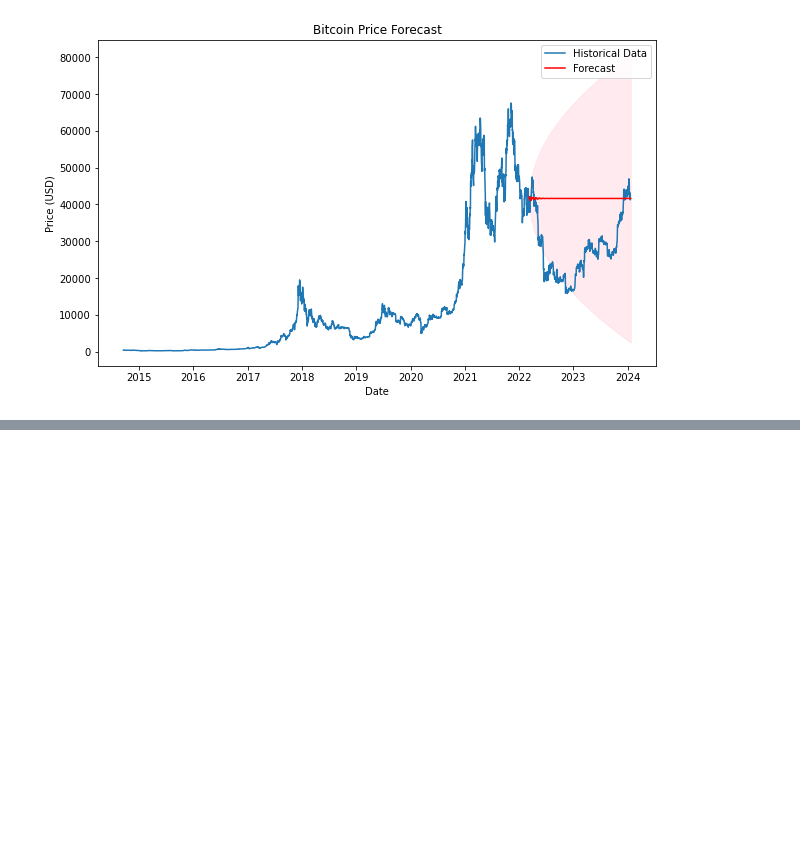
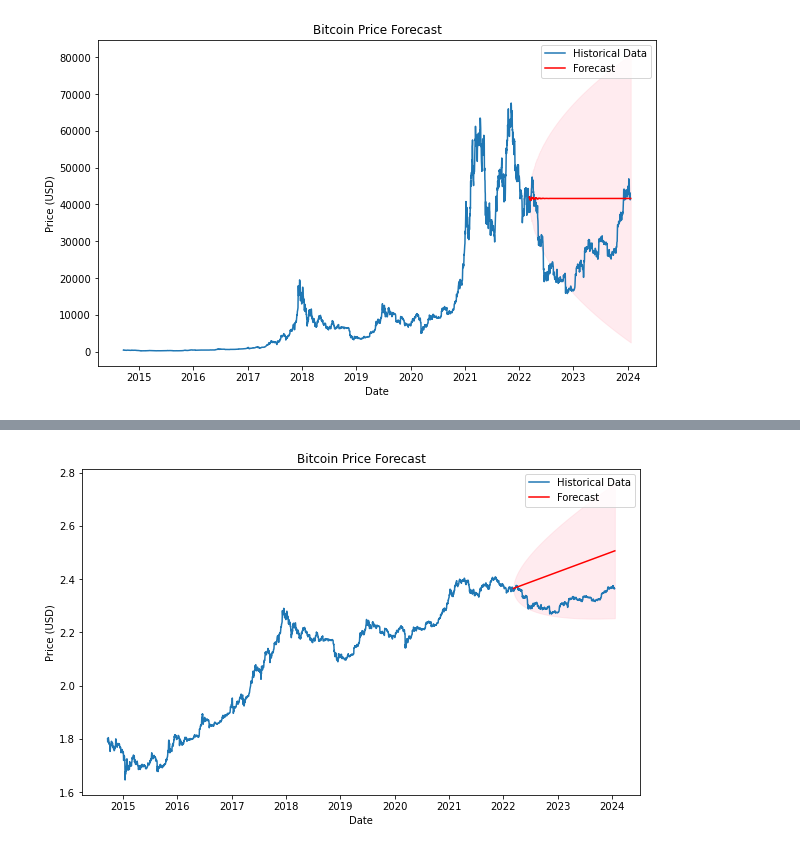
Before and after one commit to YashVG/crypto_ts, a Jupyter notebook: 03_model_id.ipynb, the cells around one changed output, grey strips where cells are left out. Cells and saved outputs as stored; diff of their text form; code cells hidden in the pictures; blank space fills up the shorter version.

```diff
--- a/03_model_id.ipynb
+++ b/03_model_id.ipynb
@@ -99,0 +105,21 @@ Warnings:
+# %%
+from sklearn.preprocessing import StandardScaler
+
+# Scale the data
+scaler = StandardScaler()
+train_scaled = scaler.fit_transform(train[['Close']])
+test_scaled = scaler.transform(test[['Close']])
+
+# Convert back to pandas DataFrame
+train_scaled = pd.DataFrame(train_scaled, index=train.index, columns=['Close'])
+test_scaled = pd.DataFrame(test_scaled, index=test.index, columns=['Close'])
+# %%
+import pmdarima as pm
+
+# Use pmdarima to find the best ARIMA model on scaled data
+model = pm.auto_arima(train_scaled['Close'], error_action='ignore', trace=True,
+                      suppress_warnings=True, maxiter=10,
+                      seasonal=True, m=12)
+
+# Print model summary
+print(model.summary())
@@ -99,0 +144,23 @@ Warnings:
+# %%
+# Forecast the next n periods where n is the number of observations in the test set
+forecast_scaled, conf_int_scaled = model.predict(n_periods=len(test_scaled), return_conf_int=True)
+
+# Inverse transform the forecast and confidence intervals
+forecast = scaler.inverse_transform(forecast_scaled.values.reshape(-1, 1))
+conf_int = scaler.inverse_transform(conf_int_scaled)
+
+# Create a range of dates for the forecast
+forecast_dates = pd.date_range(start=test.index[0], periods=len(test), freq='D')
+
+# Plot the historical data and the forecast
+plt.figure(figsize=(10, 6))
+plt.plot(btc_data['Close'], label='Historical Data')
+plt.plot(forecast_dates, forecast, label='Forecast', color='red')
+plt.fill_between(forecast_dates, conf_int[:, 0], conf_int[:, 1], color='pink', alpha=0.3)
+plt.title('Bitcoin Price Forecast')
+plt.xlabel('Date')
+plt.ylabel('Price (USD)')
+plt.legend()
+plt.show()
+# %% [output]
+[figure, added]
```
Also changed, not shown: parts of 3 cells of this notebook.
